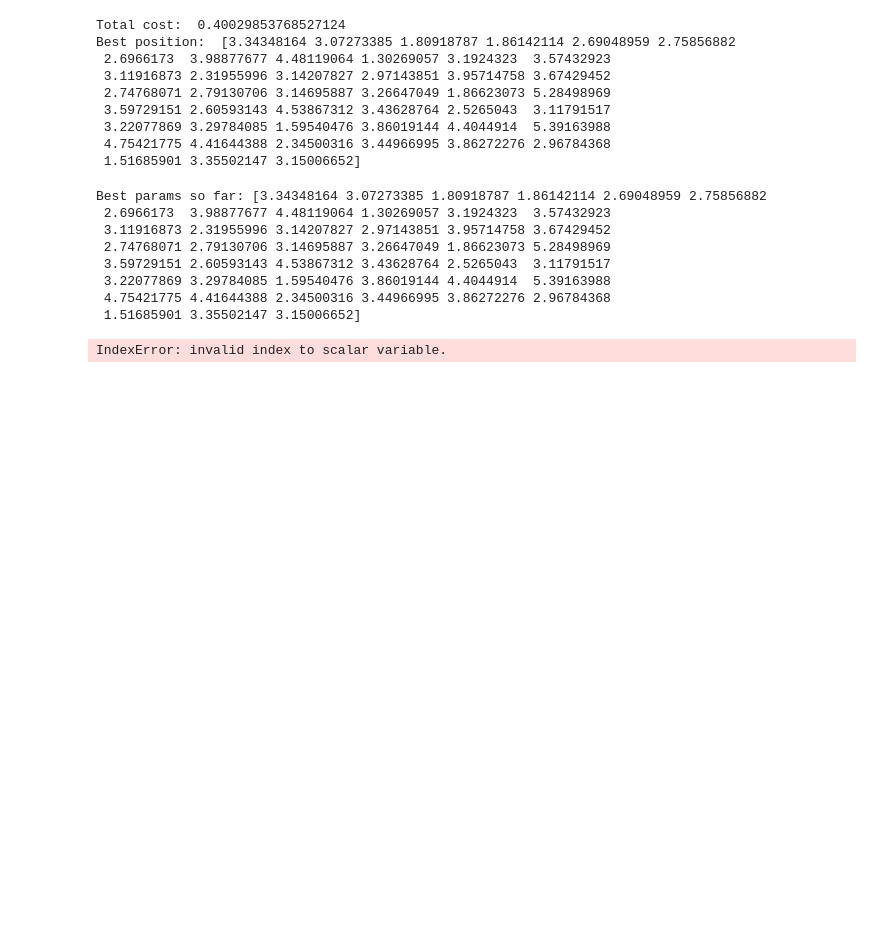
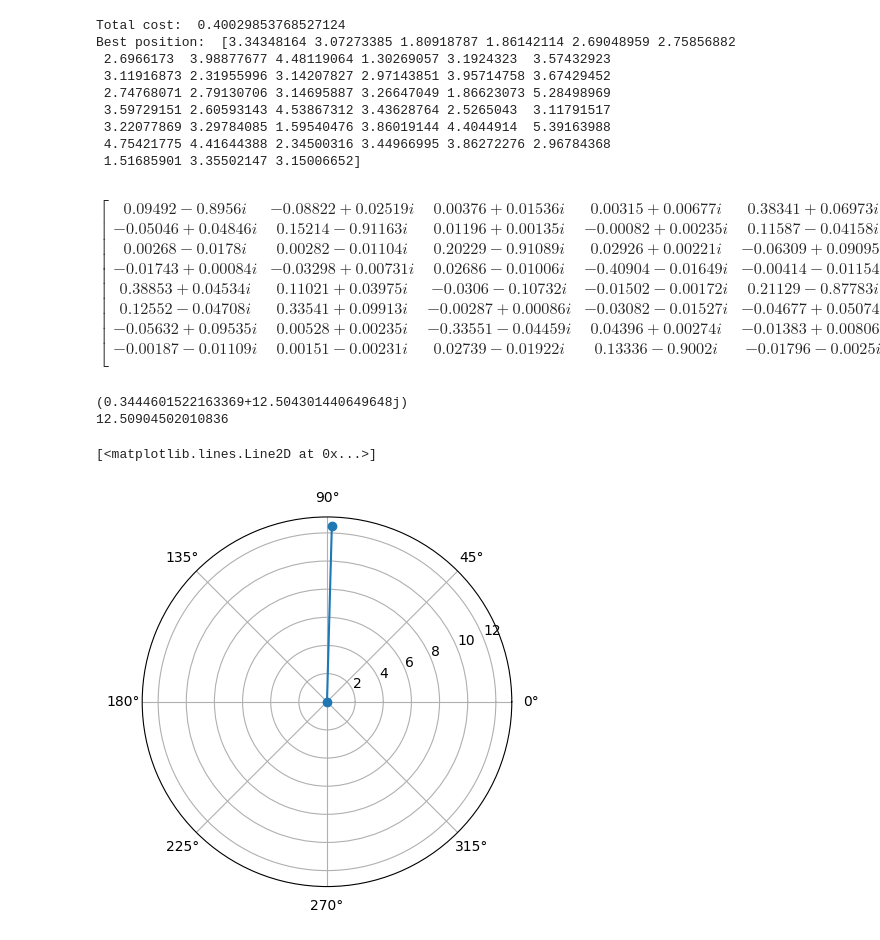
Before and after one commit to the-iron-ryan/CS-239, a Jupyter notebook: ApproxCCNOT/ApproxCCNOT.ipynb, the cells around one changed output. Cells and saved outputs as stored; diff of their text form; code cells hidden in the pictures; blank space fills up the shorter version.

Commit message:
First attempt at polar plot

```diff
--- a/ApproxCCNOT/ApproxCCNOT.ipynb
+++ b/ApproxCCNOT/ApproxCCNOT.ipynb
@@ -18,8 +19,5 @@ First, lets take a look at the Toffoli gate
 # %%
 qc = QuantumCircuit(3)
 qc.ccx(0, 1, 2)
-backend = BasicAer.get_backend('unitary_simulator')
-job = backend.run(transpile(qc, backend))
-ccx_gate = job.result().get_unitary(qc, decimals=2)
-array_to_latex(ccx_gate)
+array_to_latex(Operator(qc).data)
 # %% [output]
@@ -212,14 +185,18 @@ Best position:  [3.34348164 3.07273385 1.80918787 1.86142114 2.69048959 2.758568
 best_pos_thus_far = pos
 
 bound_approx_CCNOT = approx_CCNOT_qc.bind_parameters({pU1: best_pos_thus_far[:num_U1_params], pU2: best_pos_thus_far[num_U1_params:]})
-array_to_latex
-print(f"Best params so far: {best_pos_thus_far}")
+
+array_to_latex(Operator(bound_approx_CCNOT).data)
 # %% [output]
-Best params so far: [3.34348164 3.07273385 1.80918787 1.86142114 2.69048959 2.75856882
- 2.6966173  3.98877677 4.48119064 1.30269057 3.1924323  3.57432923
- 3.11916873 2.31955996 3.14207827 2.97143851 3.95714758 3.67429452
- 2.74768071 2.79130706 3.14695887 3.26647049 1.86623073 5.28498969
- 3.59729151 2.60593143 4.53867312 3.43628764 2.5265043  3.11791517
- 3.22077869 3.29784085 1.59540476 3.86019144 4.4044914  5.39163988
- 4.75421775 4.41644388 2.34500316 3.44966995 3.86272276 2.96784368
- 1.51685901 3.35502147 3.15006652]
+$$
+\begin{bmatrix}
+0.09492 - 0.8956i & -0.08822 + 0.02519i & 0.00376 + 0.01536i & 0.00315 + 0.00677i & 0.38341 + 0.06973i & 0.1202 + 0.03515i & -0.02284 - 0.109i & -0.01471 - 0.00284i  \\
+ -0.05046 + 0.04846i & 0.15214 - 0.91163i & 0.01196 + 0.00135i & -0.00082 + 0.00235i & 0.11587 - 0.04158i & 0.35266 + 0.00386i & -0.00052 + 0.00042i & -0.02921 - 0.01849i  \\
+ 0.00268 - 0.0178i & 0.00282 - 0.01104i & 0.20229 - 0.91089i & 0.02926 + 0.00221i & -0.06309 + 0.09095i & 0.00445 + 0.00237i & -0.33005 - 0.07124i & 0.04175 + 0.00372i  \\
+ -0.01743 + 0.00084i & -0.03298 + 0.00731i & 0.02686 - 0.01006i & -0.40904 - 0.01649i & -0.00414 - 0.01154i & -0.0033 - 0.00145i & 0.02529 - 0.03884i & 0.176 - 0.89267i  \\
+ 0.38853 + 0.04534i & 0.11021 + 0.03975i & -0.0306 - 0.10732i & -0.01502 - 0.00172i & 0.21129 - 0.87783i & -0.06688 + 0.02459i & -0.00349 - 0.01443i & -0.00071 + 0.00687i  \\
+ 0.12552 - 0.04708i & 0.33541 + 0.09913i & -0.00287 + 0.00086i & -0.03082 - 0.01527i & -0.04677 + 0.05074i & 0.16708 - 0.90864i & 0.01368 + 0.00268i & -0.00429 + 0.00008i  \\
+ -0.05632 + 0.09535i & 0.00528 + 0.00235i & -0.33551 - 0.04459i & 0.04396 + 0.00274i & -0.01383 + 0.00806i & 0.00422 - 0.01008i & 0.12341 - 0.92445i & 0.0246 + 0.01976i  \\
+ -0.00187 - 0.01109i & 0.00151 - 0.00231i & 0.02739 - 0.01922i & 0.13336 - 0.9002i & -0.01796 - 0.0025i & -0.03306 + 0.00809i & 0.031 - 0.0152i & -0.39212 - 0.11903i  \\
+ \end{bmatrix}
+$$
@@ -232,28 +203,15 @@ swarm.position = np.array([pos for _ in range(50)])
-# %%
-itterations = 1000
-for i in range(itterations):
-    # Set currebt and best cost
-    swarm.current_cost = opt_func(swarm.position)
-    swarm.pbest_cost = opt_func(swarm.pbest_pos)
-    # Update and store
-    swarm.pbest_pos, swarm.pbest_cost = P.compute_pbest(swarm)
-
-    # Step 2 - Update the global best
-    if np.min(swarm.pbest_cost) < swarm.best_cost:
-        swarm.best_pos, swarm.best_cost = topology.compute_gbest(swarm)
-
-
-    if i%10 == 0:
-        print(f"Iteration: {i}, Best Cost: {swarm.best_cost}")
-
-    # Step 3 - Update velocity and position matrices
-    swarm.velocity = topology.compute_velocity(swarm)
-    swarm.position = topology.compute_position(swarm)
-
-print(f"Best Cost: {swarm.best_cost}")
-print(f"Best Position: {swarm.best_pos}")
-# %% [output]
-IndexError: invalid index to scalar variable.
+# %%
+qutip_hs_dist = get_hilbert_shmidt_distance(ccx_gate, Operator(bound_approx_CCNOT).data)
+print(qutip_hs_dist)
+print(np.abs(qutip_hs_dist))
+# %% [output]
+(0.3444601522163369+12.504301440649648j)
+12.50904502010836
+# %%
+plt.polar([0, np.angle(qutip_hs_dist)], [0, np.abs(qutip_hs_dist)], marker='o')
+# %% [output]
+[<matplotlib.lines.Line2D at 0x...>]
+[figure, added]
 # %%
 
 vals = np.repeat(np.pi/3, num_U1_params + num_U2_params)
```
Also changed, not shown: parts of 6 cells of this notebook.
